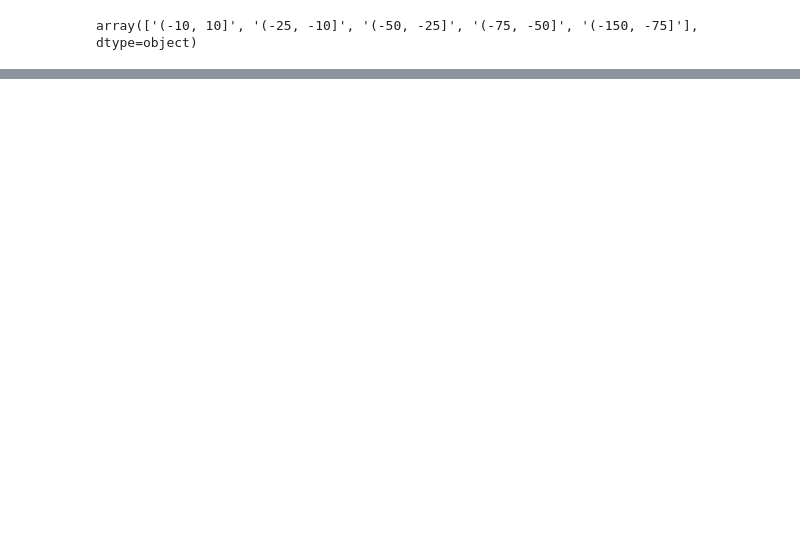
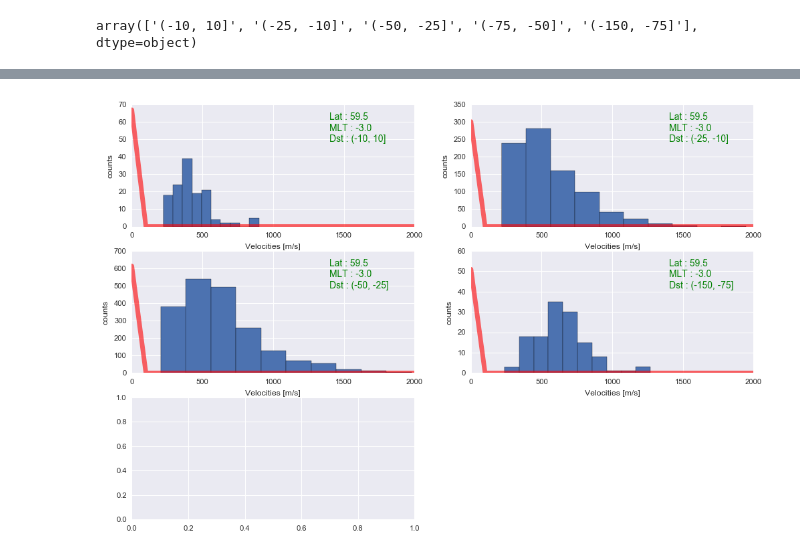
Before and after one commit to bharatreddy/vel-analys, a Jupyter notebook: ipy/skewed_gaussian_fit.ipynb, the cells around one changed output, grey strips where cells are left out. Drawn from its saved outputs; the diff is of its cells as text; code cells hidden in the pictures; blank space fills up the shorter version.

```diff
--- a/ipy/skewed_gaussian_fit.ipynb
+++ b/ipy/skewed_gaussian_fit.ipynb
@@ -217,36 +241,38 @@ selDF.plot( kind='scatter',
 # Make a few plots of the fitting to get an estimate of how things are!
 # Our velocities range from 0 to 2000 m/s
 velsArr = numpy.arange(0.,2100.,100.)
-selMLAT = 59.#59.#
+selMLAT = 59.5#59.#
 selNormMLT = -3.#-6.#
 selFitDF = fitDF[ (fitDF["norm_mlt"] == selNormMLT) &\
                 (fitDF["mlat"] == selMLAT) ]
 selVelDF = velGmagDF[ (velGmagDF["normMLT"] == selNormMLT) & \
                   (velGmagDF["MLAT"] == selMLAT) ]
 
 f = plt.figure(figsize=(12, 8))
 axArr = []
 axArr.append( f.add_subplot(3,2,1) )
 axArr.append( f.add_subplot(3,2,2) )
 axArr.append( f.add_subplot(3,2,3) )
 axArr.append( f.add_subplot(3,2,4) )
 axArr.append( f.add_subplot(3,2,5) )
 for ind, currDstBin in enumerate( selFitDF["dst_bin"].unique() ):
     shape = selFitDF[ selFitDF["dst_bin"] == currDstBin ]["pred_shape"].tolist()[0]
     loc = selFitDF[ selFitDF["dst_bin"] == currDstBin ]["pred_loc"].tolist()[0]
     scale = selFitDF[ selFitDF["dst_bin"] == currDstBin ]["pred_scale"].tolist()[0]
     subVelDF = selVelDF[ selVelDF["dst_bin"] == currDstBin ]
     velScale = subVelDF["vSaps"].value_counts(bins=velsArr[::2]).max()
     pdf_fitted = stats.skewnorm.pdf(velsArr, shape, loc, scale)
     fitVals = pdf_fitted/max(pdf_fitted) * velScale
     axArr[ind].plot(velsArr, fitVals, 'r-', lw=5, alpha=0.6)
     axArr[ind].set_xlabel("Velocities [m/s]")
     axArr[ind].set_ylabel("counts")
     printText = "Lat : " + str(selMLAT) +\
                 "\n" + "MLT : " + str(selNormMLT) +\
                 "\n" + "Dst : " + currDstBin
     axArr[ind].text(0.7, 0.7,  printText,
             transform=axArr[ind].transAxes,
             color='green', fontsize=10)
     subVelDF["vSaps"].hist(ax=axArr[ind])
 # plt.savefig("../figs/skewed-gaussian-fit-test.pdf",bbox_inches='tight')
+# %% [output]
+[figure, added]
```
Also changed, not shown: parts of 7 cells of this notebook, 2 other files.
